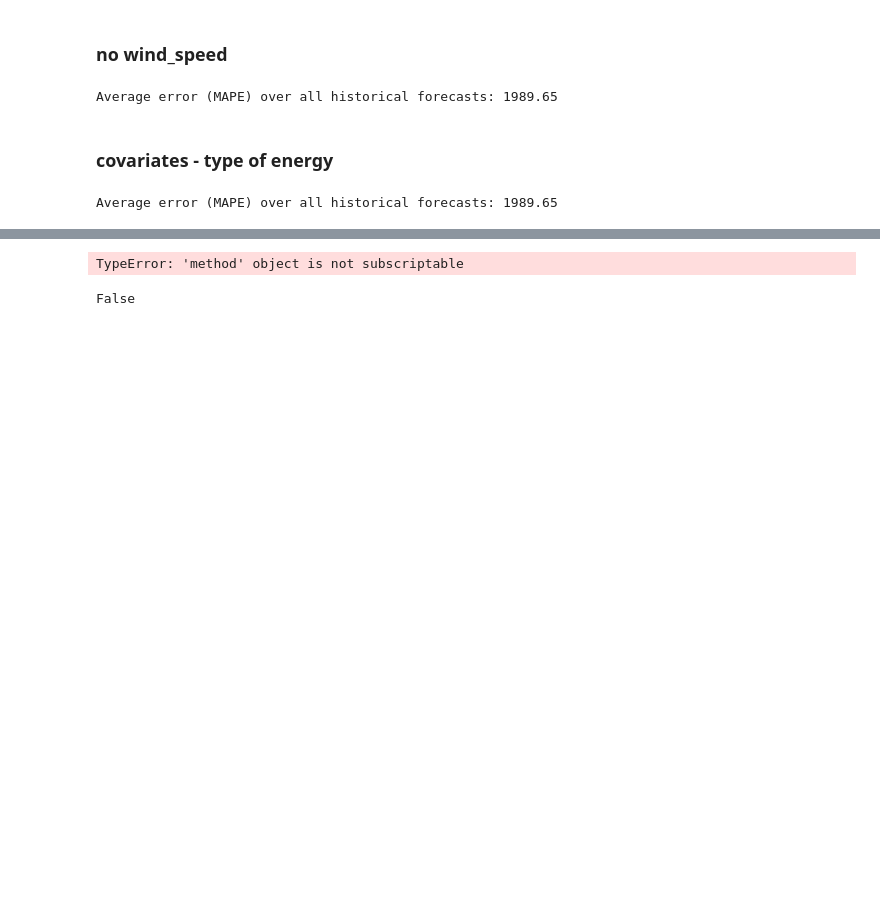
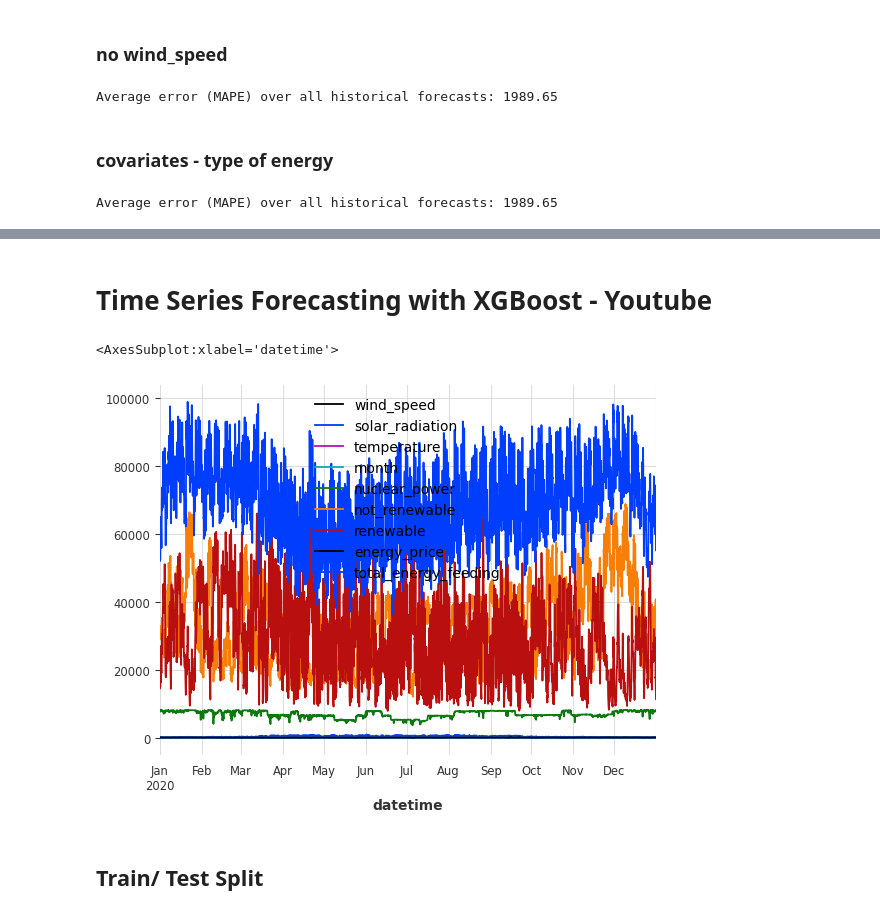
Before and after one commit to M-123-456/team-6-energy-costs, a Jupyter notebook: correlationBekki.ipynb, the cells around one changed output, grey strips where cells are left out. Cells and saved outputs as stored; diff of their text form; code cells hidden in the pictures; blank space fills up the shorter version.

Commit message:
XGBoost more advanced

```diff
--- a/correlationBekki.ipynb
+++ b/correlationBekki.ipynb
@@ -1139,18 +1123,2 @@ print(past_covariates_bool)
-# %%
-average_error = model.backtest(
-    series,
-    past_covariates=past_covariates_bool,
-    start=0.98,
-    forecast_horizon=168,
-    metric=mape,
-    reduction=np.mean,  # this is actually the default
-    verbose=True,
-)
-
-print("Average error (MAPE) over all historical forecasts: %.2f" % average_error)
-# %% [output]
-TypeError: 'method' object is not subscriptable
-# %%
-print(past_covariates_bool)
-# %% [output]
-False
+# %% [markdown]
+# Time Series Forecasting with XGBoost - Youtube
@@ -1156,0 +1132,12 @@ False
+# %%
+df = pd.read_csv(
+    "C:/Users/zawad/OneDrive/Desktop/team-6-energy-costs/data/prepared/df_energy_climate_2020.csv")
+df = df.set_index('datetime')
+df.index = pd.to_datetime(df.index)
+# %%
+df.plot()
+# %% [output]
+<AxesSubplot:xlabel='datetime'>
+[figure, added]
+# %% [markdown]
+## Train/ Test Split
```
Also changed, not shown: parts of 66 cells of this notebook.
